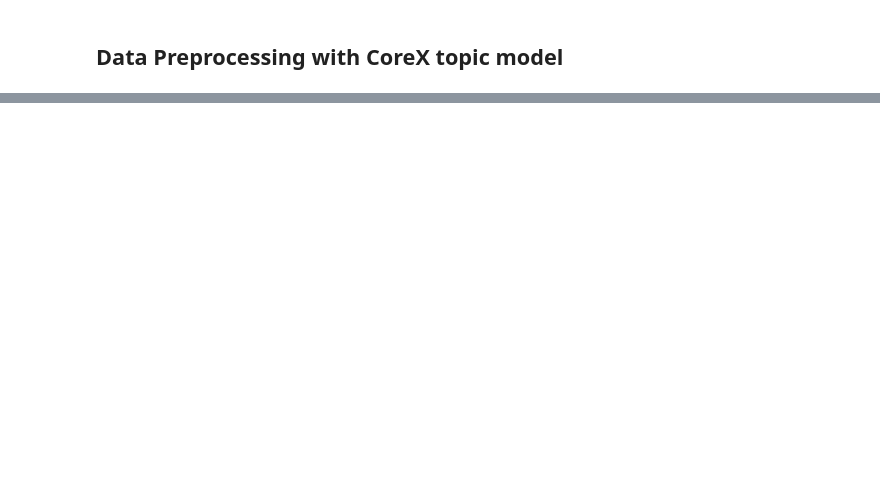
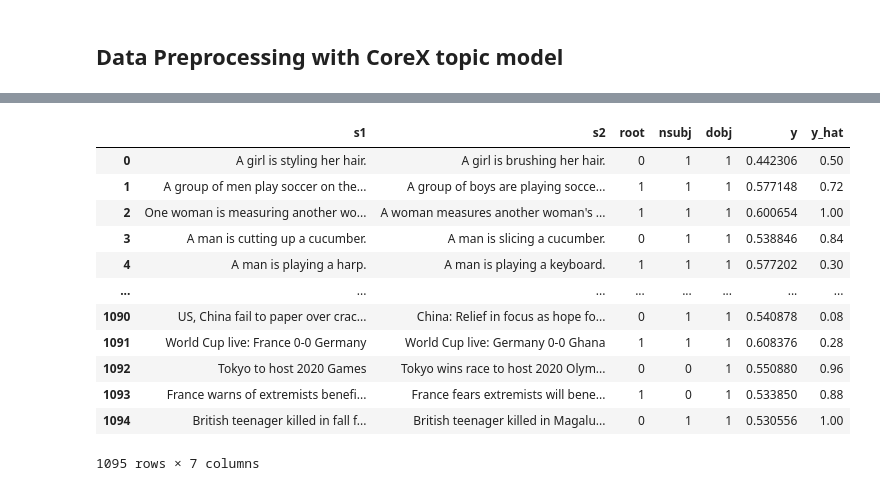
Before and after one commit to iserh/elf, a Jupyter notebook: MLP_CoreX.ipynb, the cells around one changed output, grey strips where cells are left out. Saved outputs shown, nothing was run; the diff lists cells and outputs as text; code cells hidden in the pictures; blank space fills up the shorter version.

```diff
--- a/MLP_CoreX.ipynb
+++ b/MLP_CoreX.ipynb
@@ -559,0 +190,21 @@ pearsonr(scores, sts_test.score)[0]
+# %%
+df = data_module.intermediates["test"].copy().drop(columns="score")
+df[["root", "nsubj", "dobj"]] = df[["feat1", "feat2"]].apply(lambda row: pd.Series((row.feat1[1] == row.feat2[1]).long()), axis=1)
+df = df.drop(columns=["feat1", "feat2"])
+df["y"] = y
+df["y_hat"] = y_hat
+df
+# %% [output]
+|  | s1 | s2 | root | nsubj | dobj | y | y_hat |
+| 0 | A girl is styling her hair. | A girl is brushing her hair. | 0 | 1 | 1 | 0.442306 | 0.50 |
+| 1 | A group of men play soccer on the... | A group of boys are playing socce... | 1 | 1 | 1 | 0.577148 | 0.72 |
+| 2 | One woman is measuring another wo... | A woman measures another woman's ... | 1 | 1 | 1 | 0.600654 | 1.00 |
+| 3 | A man is cutting up a cucumber. | A man is slicing a cucumber. | 0 | 1 | 1 | 0.538846 | 0.84 |
+| 4 | A man is playing a harp. | A man is playing a keyboard. | 1 | 1 | 1 | 0.577202 | 0.30 |
+| ... | ... | ... | ... | ... | ... | ... | ... |
+| 1090 | US, China fail to paper over crac... | China: Relief in focus as hope fo... | 0 | 1 | 1 | 0.540878 | 0.08 |
+| 1091 | World Cup live: France 0-0 Germany | World Cup live: Germany 0-0 Ghana | 1 | 1 | 1 | 0.608376 | 0.28 |
+| 1092 | Tokyo to host 2020 Games | Tokyo wins race to host 2020 Olym... | 0 | 0 | 1 | 0.550880 | 0.96 |
+| 1093 | France warns of extremists benefi... | France fears extremists will bene... | 1 | 0 | 1 | 0.533850 | 0.88 |
+| 1094 | British teenager killed in fall f... | British teenager killed in Magalu... | 0 | 1 | 1 | 0.530556 | 1.00 |
+1095 rows × 7 columns
```
Also changed, not shown: parts of 74 cells of this notebook, 8 other files.
